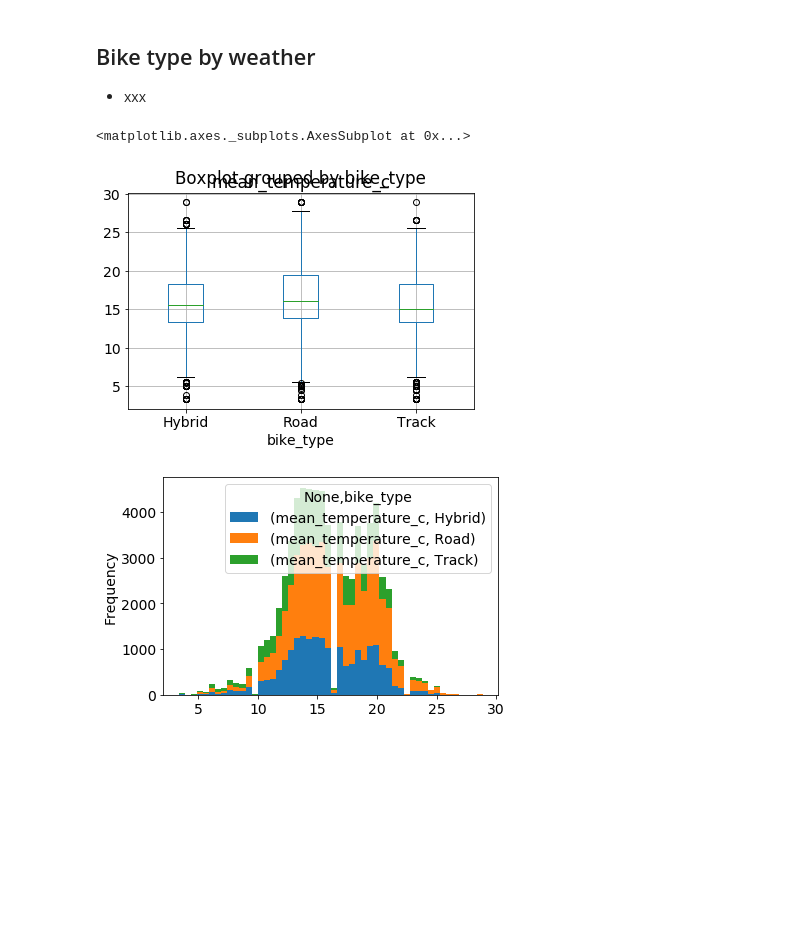
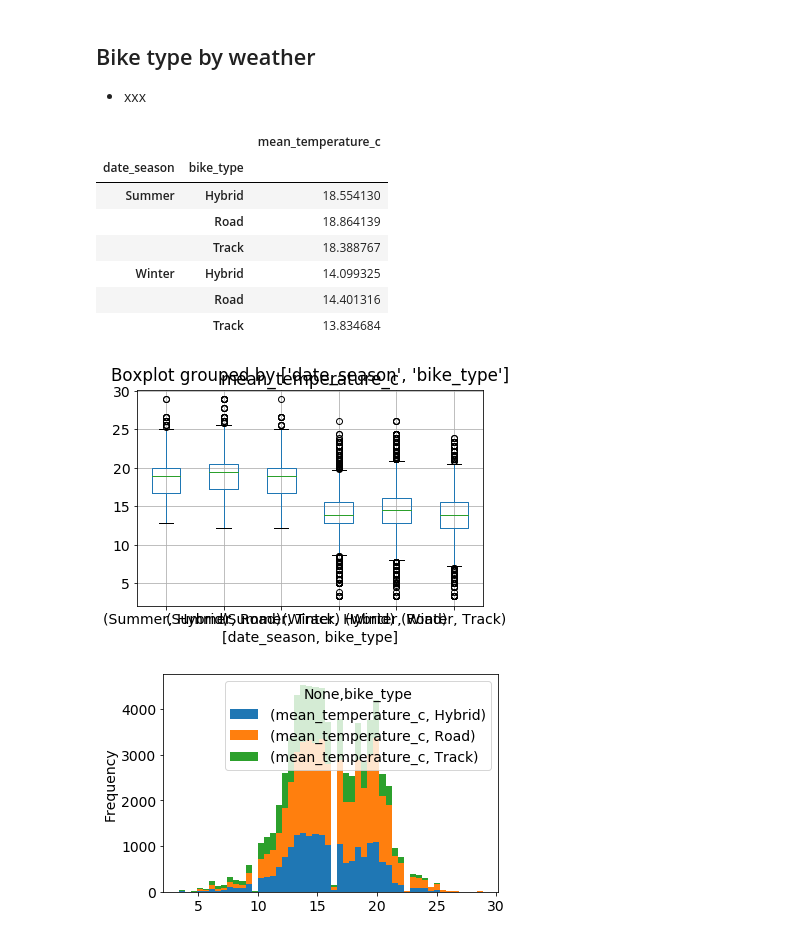
Before and after one commit to orbenishay/pandas-project, a Jupyter notebook: Bicycle_11.ipynb, the cells around one changed output. Saved outputs shown, nothing was run; the diff lists cells and outputs as text; code cells hidden in the pictures; blank space fills up the shorter version.

```diff
--- a/Bicycle_11.ipynb
+++ b/Bicycle_11.ipynb
@@ -77,6 +75,7 @@ df_weather['mean_temperature_c'] = (df_weather['mean_temperature_f'] - 32)*(5/9)
 df_weather['mean_wind_speed_kph'] = df_weather['mean_wind_speed_mph'] /1.609344
 df_weather['date_year'] = pd.DatetimeIndex(df_weather['date']).year
 df_weather['date_month'] = pd.DatetimeIndex(df_weather['date']).month
+df_weather['date_season'] = np.where((df_weather['date_month'] < 10) & (df_weather['date_month'] > 4) ,'Summer', 'Winter')
 df_weather['date_day'] = pd.DatetimeIndex(df_weather['date']).day
 df_weather.head()
 # %% [output]
@@ -265,11 +264,18 @@ df_heatmap.head()
 
 * xxx
 # %%
-df_bike_weather=df_all.groupby(['start_date', 'bike_type','bike_id']).agg({'mean_temperature_c':'mean'})
-df_bike_weather.unstack(-2).head()
-df_bike_weather.boxplot(by='bike_type', column='mean_temperature_c')
-df_bike_weather.unstack(-2).plot(kind = 'hist', stacked=True,bins=50)
+df_bike_weather=df_all.groupby(['start_date', 'bike_type','bike_id','date_season']).agg({'mean_temperature_c':'mean'})
+df_bike_weather.boxplot(by=['date_season','bike_type'], column='mean_temperature_c')
+df_bike_weather.unstack(-3).plot(kind = 'hist', stacked=True,bins=50)
+df_bike_weather.groupby(['date_season','bike_type']).agg({'mean_temperature_c':'mean'}).head(6)
 # %% [output]
-<matplotlib.axes._subplots.AxesSubplot at 0x...>
+|  |  | mean_temperature_c |
+| date_season | bike_type |  |
+| Summer | Hybrid | 18.554130 |
+|  | Road | 18.864139 |
+|  | Track | 18.388767 |
+| Winter | Hybrid | 14.099325 |
+|  | Road | 14.401316 |
+|  | Track | 13.834684 |
-[figure, old version]
+[figure, new version]
 [figure]
```
Also changed, not shown: parts of 8 cells of this notebook.
